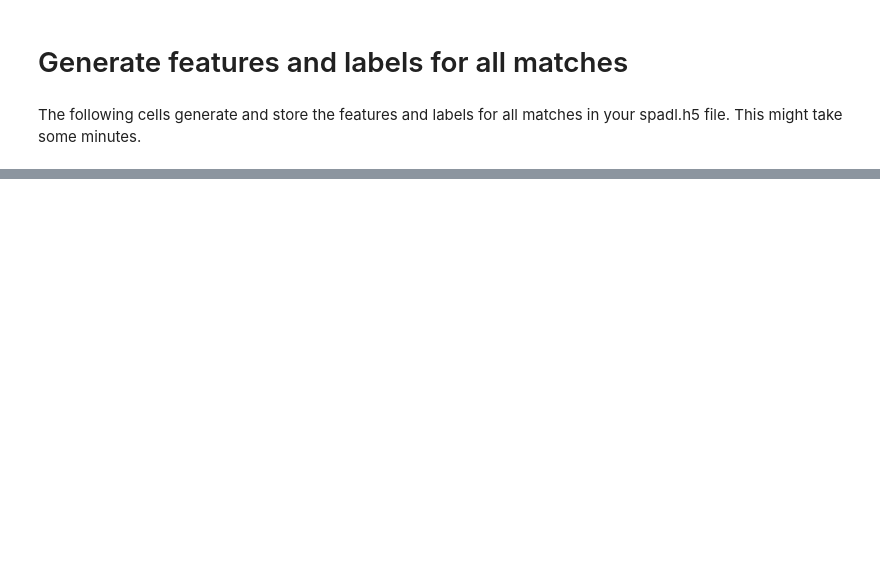
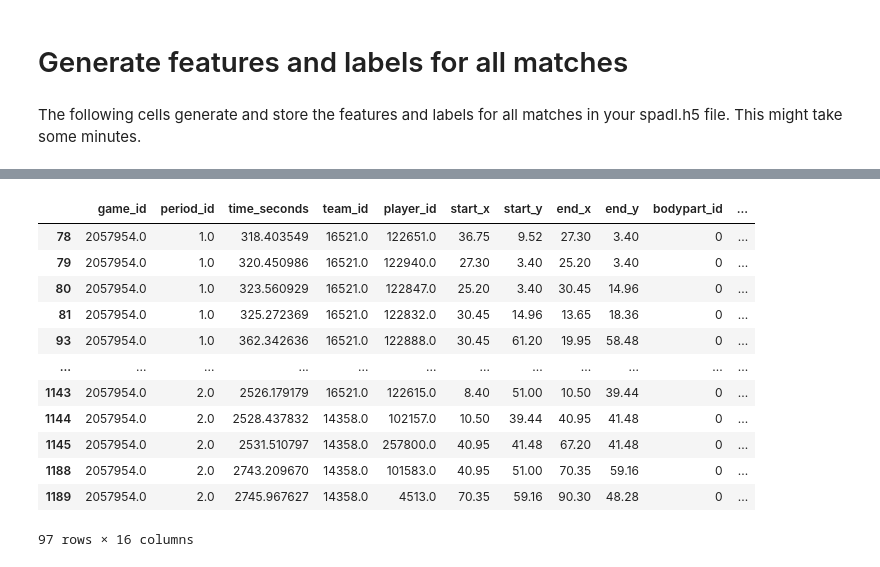
Before and after one commit to IndraTheZeus/Data_Analytics_Lab, a Jupyter notebook: tutorial2_generate_features.ipynb, the cells around one changed output, grey strips where cells are left out. Cells and saved outputs as stored; diff of their text form; code cells hidden in the pictures; blank space fills up the shorter version.

Commit message:
Add files via upload
added shot in 10 sec

```diff
--- a/tutorial2_generate_features.ipynb
+++ b/tutorial2_generate_features.ipynb
@@ -616,6 +662,6 @@ pd.merge(df_actions[['team_name', 'short_name', 'type_name']],
 # %% [markdown]
 The following cells generate and store the features and labels for all matches in your spadl.h5 file. This might take some minutes.
 # %%
-df_games = pd.read_hdf('spadl.h5', key='games')
+df_games = pd.read_hdf('/content/drive/MyDrive/spadl.h5', key='games')
 # %%
 df_games.head()
@@ -622,7 +675,7 @@ df_games.head()
 # %%
 for _, game in tqdm(df_games.iterrows(), total=len(df_games)):
     game_id = game['game_id']
-    with pd.HDFStore('spadl.h5') as spadlstore:
+    with pd.HDFStore('/content/drive/MyDrive/spadl.h5') as spadlstore:
         df_actions = spadlstore[f'actions/game_{game_id}']
         df_actions = (
             df_actions.merge(spadlstore['actiontypes'], how='left')
@@ -640,0 +747,15 @@ for _, game in tqdm(df_games.iterrows(), total=len(df_games)):
+# %%
+shot_in_next_10_seconds = []
+# Iterate through each row in the DataFrame
+for index, row in df_actions.iterrows():
+    # Get the current time_seconds
+    current_time = row['time_seconds']
+
+    # Check if there is a shot in the next 10 seconds
+    shot_next_10_sec = any((df_actions['time_seconds'] > current_time) & (df_actions['time_seconds'] <= current_time + 10) & (df_actions['type_name'] == 'shot'))
+
+    # Append the result to the list
+    shot_in_next_10_seconds.append(shot_next_10_sec)
+
+# Add the boolean column to the DataFrame
+df_actions['shot_in_next_10_seconds'] = shot_in_next_10_seconds
@@ -640,0 +778,19 @@ for _, game in tqdm(df_games.iterrows(), total=len(df_games)):
+# %%
+rows_with_shot_in_next_10_seconds = df_actions[df_actions['shot_in_next_10_seconds'] == True]
+
+# Print the filtered DataFrame
+rows_with_shot_in_next_10_seconds
+# %% [output]
+|  | game_id | period_id | time_seconds | team_id | player_id | start_x | start_y | end_x | end_y | bodypart_id | ... |
+| 78 | 2057954.0 | 1.0 | 318.403549 | 16521.0 | 122651.0 | 36.75 | 9.52 | 27.30 | 3.40 | 0 | ... |
+| 79 | 2057954.0 | 1.0 | 320.450986 | 16521.0 | 122940.0 | 27.30 | 3.40 | 25.20 | 3.40 | 0 | ... |
+| 80 | 2057954.0 | 1.0 | 323.560929 | 16521.0 | 122847.0 | 25.20 | 3.40 | 30.45 | 14.96 | 0 | ... |
+| 81 | 2057954.0 | 1.0 | 325.272369 | 16521.0 | 122832.0 | 30.45 | 14.96 | 13.65 | 18.36 | 0 | ... |
+| 93 | 2057954.0 | 1.0 | 362.342636 | 16521.0 | 122888.0 | 30.45 | 61.20 | 19.95 | 58.48 | 0 | ... |
+| ... | ... | ... | ... | ... | ... | ... | ... | ... | ... | ... | ... |
+| 1143 | 2057954.0 | 2.0 | 2526.179179 | 16521.0 | 122615.0 | 8.40 | 51.00 | 10.50 | 39.44 | 0 | ... |
+| 1144 | 2057954.0 | 2.0 | 2528.437832 | 14358.0 | 102157.0 | 10.50 | 39.44 | 40.95 | 41.48 | 0 | ... |
+| 1145 | 2057954.0 | 2.0 | 2531.510797 | 14358.0 | 257800.0 | 40.95 | 41.48 | 67.20 | 41.48 | 0 | ... |
+| 1188 | 2057954.0 | 2.0 | 2743.209670 | 14358.0 | 101583.0 | 40.95 | 51.00 | 70.35 | 59.16 | 0 | ... |
+| 1189 | 2057954.0 | 2.0 | 2745.967627 | 14358.0 | 4513.0 | 70.35 | 59.16 | 90.30 | 48.28 | 0 | ... |
+97 rows × 16 columns
```
Also changed, not shown: parts of 43 cells of this notebook.
